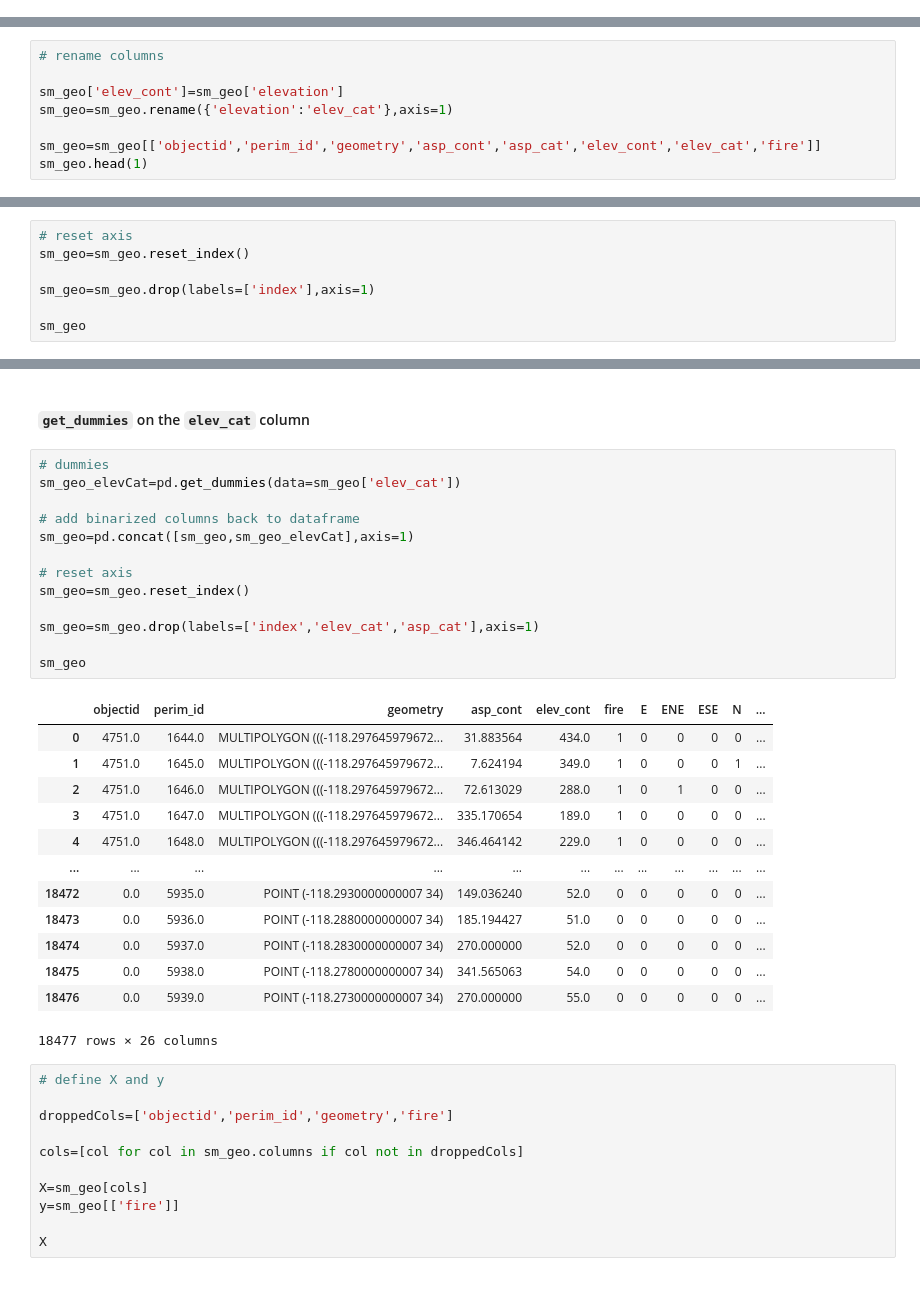
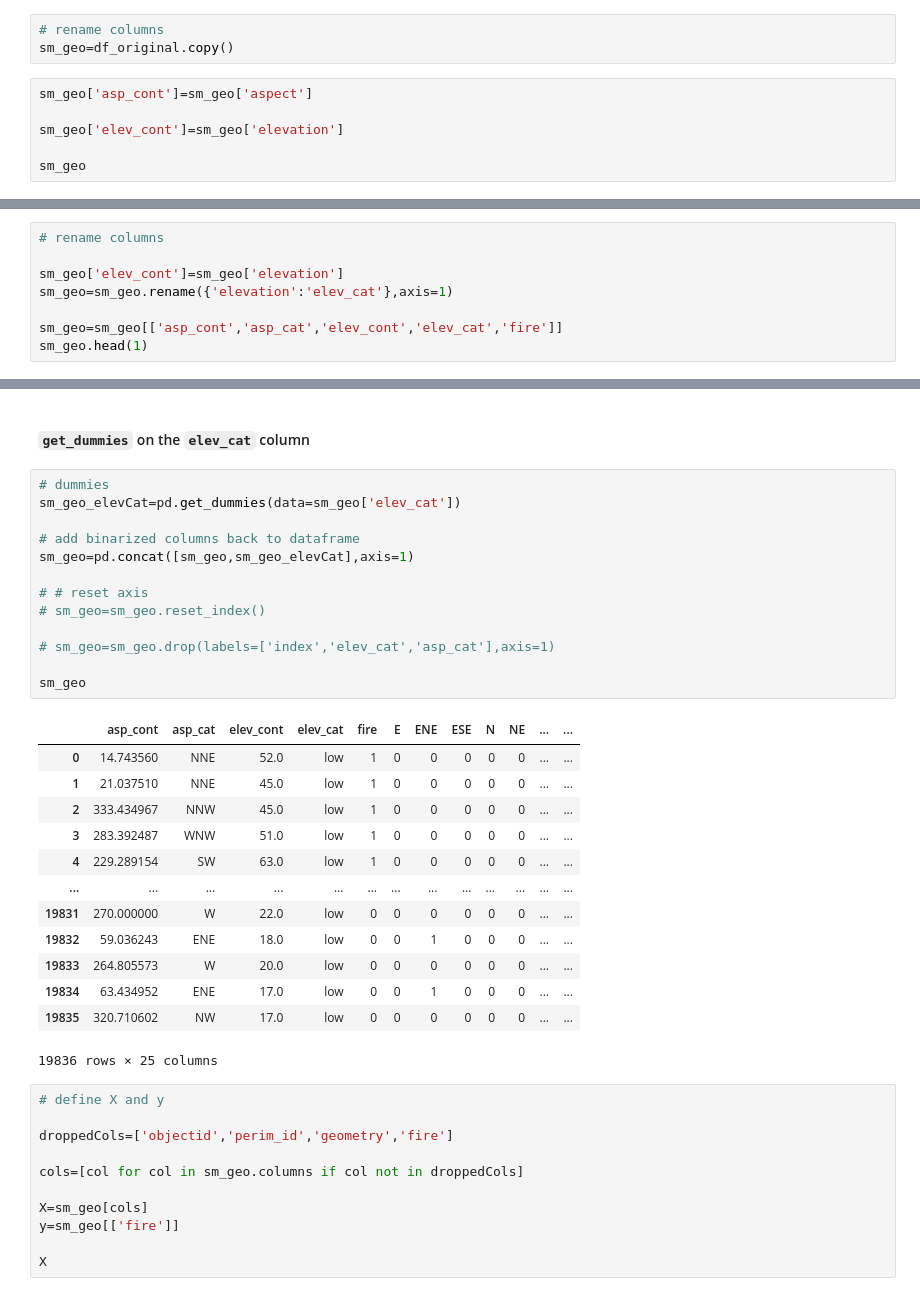
Before and after one commit to sralter/classifire, a Jupyter notebook: 01_capstone_notebooks/alter_samuel_capstone_geoanalysis.ipynb, the cells around one changed output, grey strips where cells are left out. Cells and saved outputs as stored; diff of their text form.

```diff
--- a/01_capstone_notebooks/alter_samuel_capstone_geoanalysis.ipynb
+++ b/01_capstone_notebooks/alter_samuel_capstone_geoanalysis.ipynb
@@ -130,0 +55,9 @@ sm_geo
+# %%
+# rename columns
+sm_geo=df_original.copy()
+# %%
+sm_geo['asp_cont']=sm_geo['aspect']
+
+sm_geo['elev_cont']=sm_geo['elevation']
+
+sm_geo
@@ -208,6 +155,6 @@ First, rename columns.
 sm_geo['elev_cont']=sm_geo['elevation']
 sm_geo=sm_geo.rename({'elevation':'elev_cat'},axis=1)
 
-sm_geo=sm_geo[['objectid','perim_id','geometry','asp_cont','asp_cat','elev_cont','elev_cat','fire']]
+sm_geo=sm_geo[['asp_cont','asp_cat','elev_cont','elev_cat','fire']]
 sm_geo.head(1)
 # %% [output]
@@ -330,7 +280,0 @@ sm_geo
-# %%
-# reset axis
-sm_geo=sm_geo.reset_index()
-
-sm_geo=sm_geo.drop(labels=['index'],axis=1)
-
-sm_geo
@@ -353,30 +283,30 @@ sm_geo
 # %%
 # dummies
 sm_geo_elevCat=pd.get_dummies(data=sm_geo['elev_cat'])
 
 # add binarized columns back to dataframe
 sm_geo=pd.concat([sm_geo,sm_geo_elevCat],axis=1)
 
-# reset axis
-sm_geo=sm_geo.reset_index()
+# # reset axis
+# sm_geo=sm_geo.reset_index()
 
-sm_geo=sm_geo.drop(labels=['index','elev_cat','asp_cat'],axis=1)
+# sm_geo=sm_geo.drop(labels=['index','elev_cat','asp_cat'],axis=1)
 
 sm_geo
 # %% [output]
-|  | objectid | perim_id | geometry | asp_cont | elev_cont | fire | E | ENE | ESE | N | ... |
-| 0 | 4751.0 | 1644.0 | MULTIPOLYGON (((-118.297645979672... | 31.883564 | 434.0 | 1 | 0 | 0 | 0 | 0 | ... |
-| 1 | 4751.0 | 1645.0 | MULTIPOLYGON (((-118.297645979672... | 7.624194 | 349.0 | 1 | 0 | 0 | 0 | 1 | ... |
-| 2 | 4751.0 | 1646.0 | MULTIPOLYGON (((-118.297645979672... | 72.613029 | 288.0 | 1 | 0 | 1 | 0 | 0 | ... |
-| 3 | 4751.0 | 1647.0 | MULTIPOLYGON (((-118.297645979672... | 335.170654 | 189.0 | 1 | 0 | 0 | 0 | 0 | ... |
-| 4 | 4751.0 | 1648.0 | MULTIPOLYGON (((-118.297645979672... | 346.464142 | 229.0 | 1 | 0 | 0 | 0 | 0 | ... |
-| ... | ... | ... | ... | ... | ... | ... | ... | ... | ... | ... | ... |
-| 18472 | 0.0 | 5935.0 | POINT (-118.2930000000007 34) | 149.036240 | 52.0 | 0 | 0 | 0 | 0 | 0 | ... |
-| 18473 | 0.0 | 5936.0 | POINT (-118.2880000000007 34) | 185.194427 | 51.0 | 0 | 0 | 0 | 0 | 0 | ... |
-| 18474 | 0.0 | 5937.0 | POINT (-118.2830000000007 34) | 270.000000 | 52.0 | 0 | 0 | 0 | 0 | 0 | ... |
-| 18475 | 0.0 | 5938.0 | POINT (-118.2780000000007 34) | 341.565063 | 54.0 | 0 | 0 | 0 | 0 | 0 | ... |
-| 18476 | 0.0 | 5939.0 | POINT (-118.2730000000007 34) | 270.000000 | 55.0 | 0 | 0 | 0 | 0 | 0 | ... |
+|  | asp_cont | asp_cat | elev_cont | elev_cat | fire | E | ENE | ESE | N | NE | ... | ... |
+| 0 | 14.743560 | NNE | 52.0 | low | 1 | 0 | 0 | 0 | 0 | 0 | ... | ... |
+| 1 | 21.037510 | NNE | 45.0 | low | 1 | 0 | 0 | 0 | 0 | 0 | ... | ... |
+| 2 | 333.434967 | NNW | 45.0 | low | 1 | 0 | 0 | 0 | 0 | 0 | ... | ... |
+| 3 | 283.392487 | WNW | 51.0 | low | 1 | 0 | 0 | 0 | 0 | 0 | ... | ... |
+| 4 | 229.289154 | SW | 63.0 | low | 1 | 0 | 0 | 0 | 0 | 0 | ... | ... |
+| ... | ... | ... | ... | ... | ... | ... | ... | ... | ... | ... | ... | ... |
+| 19831 | 270.000000 | W | 22.0 | low | 0 | 0 | 0 | 0 | 0 | 0 | ... | ... |
+| 19832 | 59.036243 | ENE | 18.0 | low | 0 | 0 | 1 | 0 | 0 | 0 | ... | ... |
+| 19833 | 264.805573 | W | 20.0 | low | 0 | 0 | 0 | 0 | 0 | 0 | ... | ... |
+| 19834 | 63.434952 | ENE | 17.0 | low | 0 | 0 | 1 | 0 | 0 | 0 | ... | ... |
+| 19835 | 320.710602 | NW | 17.0 | low | 0 | 0 | 0 | 0 | 0 | 0 | ... | ... |
-18477 rows × 26 columns
+19836 rows × 25 columns
 # %%
 # define X and y
 
```
Also changed, not shown: parts of 23 cells of this notebook, 3 other files.
